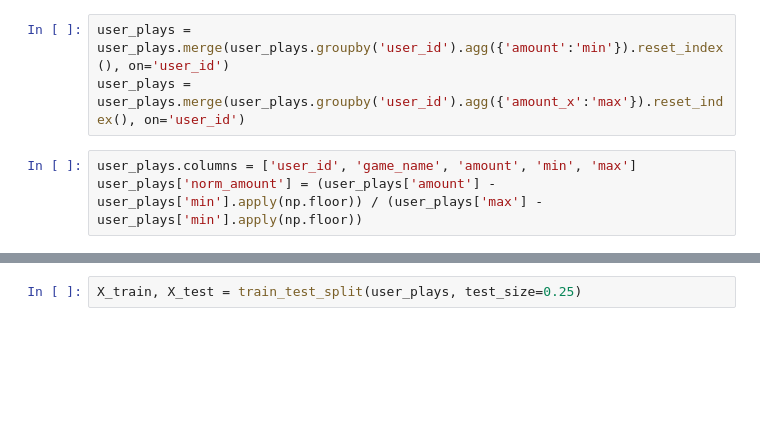
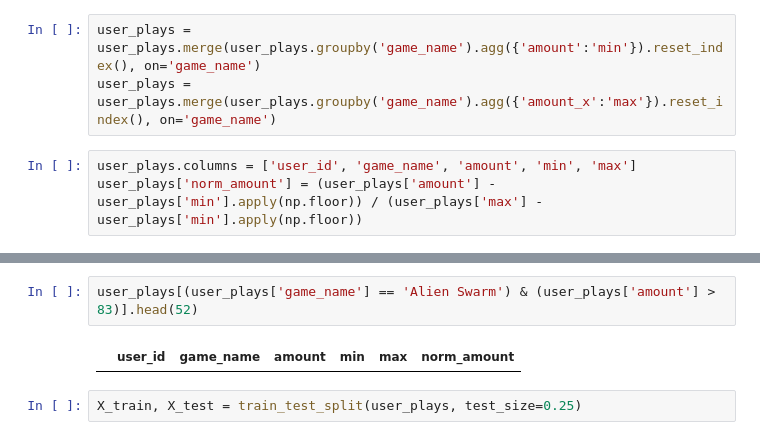
Before and after one commit to chris-gomes/steam-game-recommendations, a Jupyter notebook: Preprocessing.ipynb, the cells around one changed output, grey strips where cells are left out. Saved outputs shown, nothing was run; the diff lists cells and outputs as text; blank space fills up the shorter version.

```diff
--- a/Preprocessing.ipynb
+++ b/Preprocessing.ipynb
@@ -73,8 +73,8 @@ user_plays
 | 70474 | 309626088 | Age of Empires II HD Edition | 6.7 |
 53694 rows × 3 columns
 # %%
-user_plays = user_plays.merge(user_plays.groupby('user_id').agg({'amount':'min'}).reset_index(), on='user_id')
-user_plays = user_plays.merge(user_plays.groupby('user_id').agg({'amount_x':'max'}).reset_index(), on='user_id')
+user_plays = user_plays.merge(user_plays.groupby('game_name').agg({'amount':'min'}).reset_index(), on='game_name')
+user_plays = user_plays.merge(user_plays.groupby('game_name').agg({'amount_x':'max'}).reset_index(), on='game_name')
 # %%
 user_plays.columns = ['user_id', 'game_name', 'amount', 'min', 'max']
 user_plays['norm_amount'] = (user_plays['amount'] - user_plays['min'].apply(np.floor)) / (user_plays['max'] - user_plays['min'].apply(np.floor))
@@ -99,3 +97,7 @@ user_plays
+# %%
+user_plays[(user_plays['game_name'] == 'Alien Swarm') & (user_plays['amount'] > 83)].head(52)
+# %% [output]
+|  | user_id | game_name | amount | min | max | norm_amount |
 # %%
 X_train, X_test = train_test_split(user_plays, test_size=0.25)
 # %%
```
Also changed, not shown: parts of 4 cells of this notebook, 1 other file.
